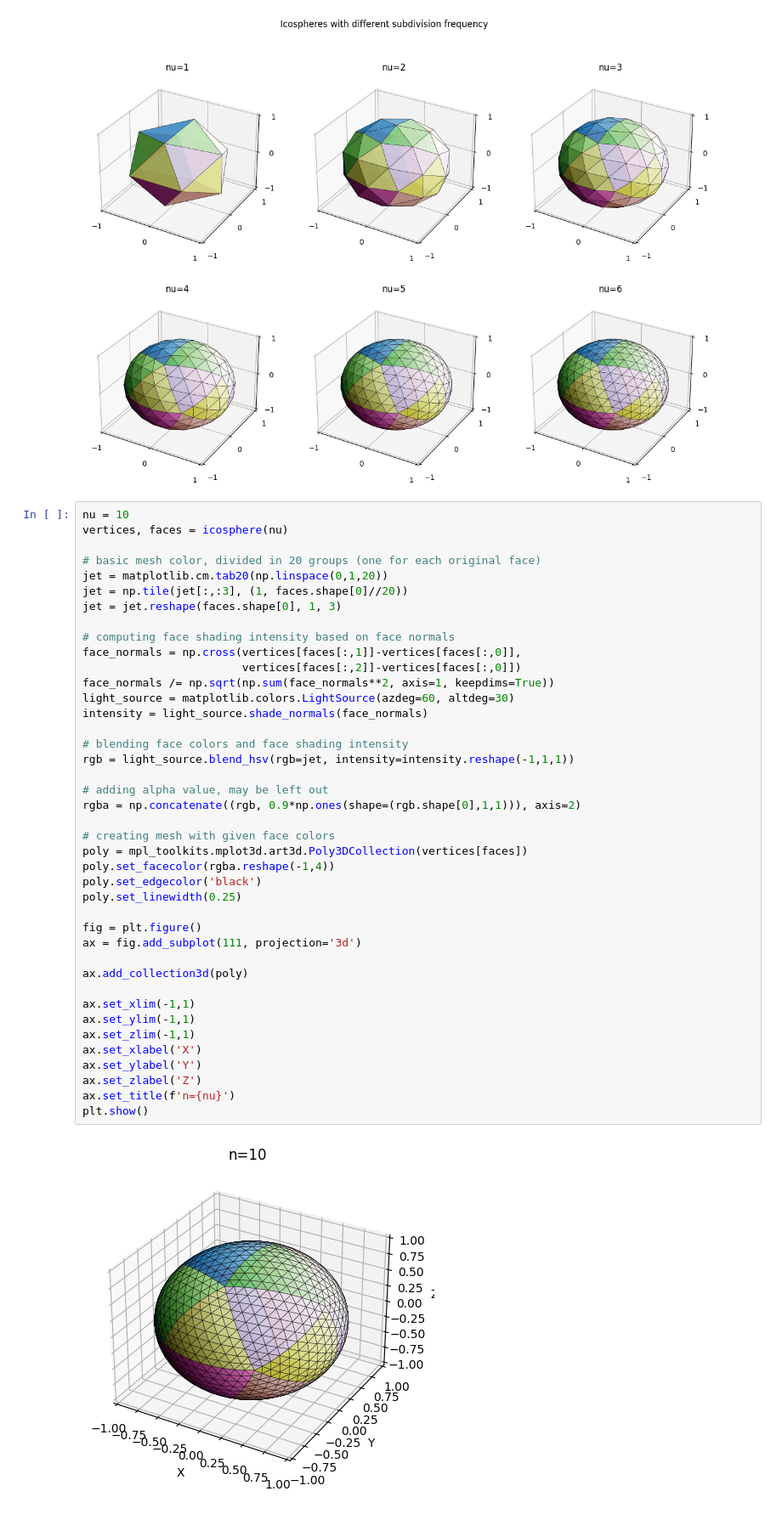
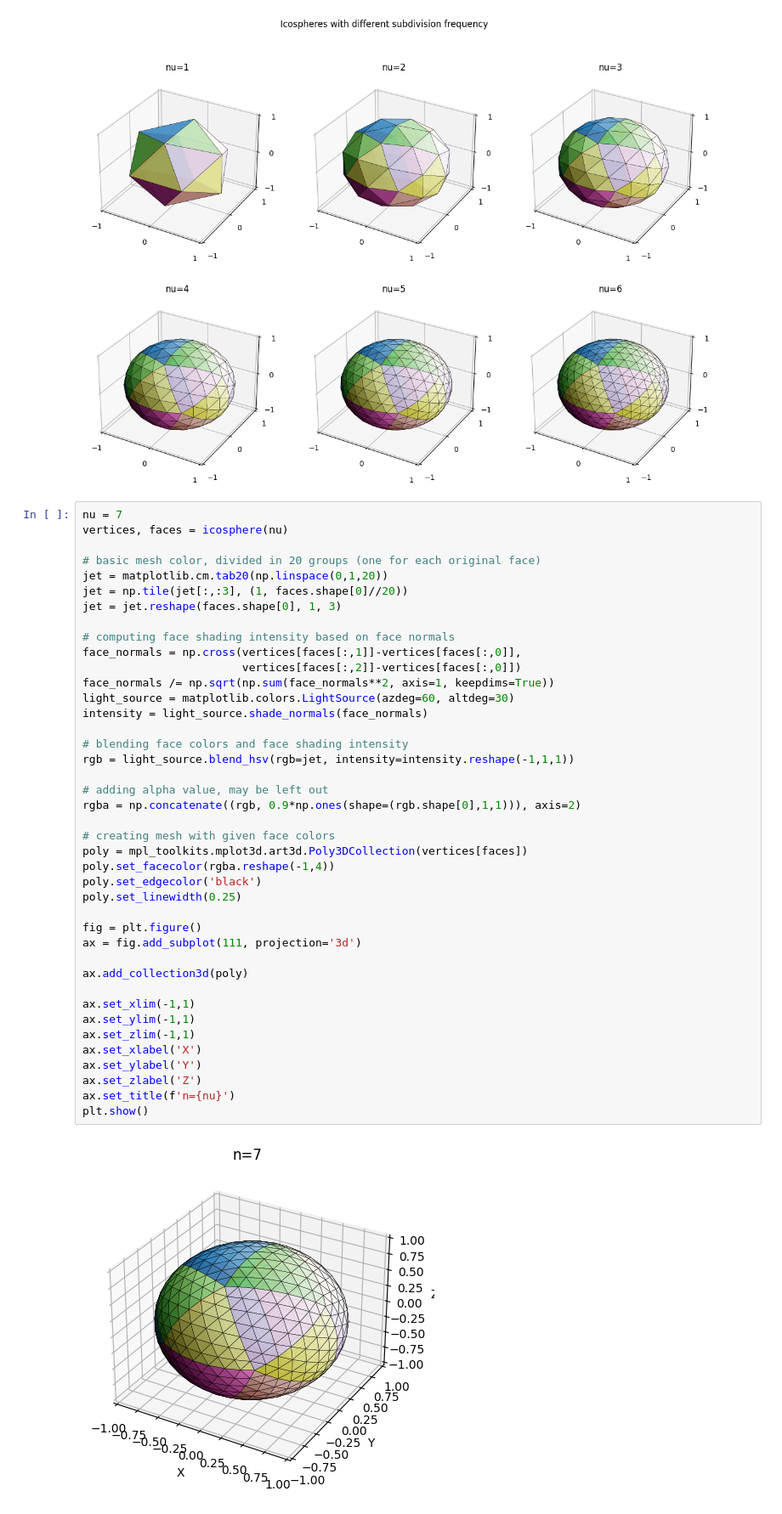
Before and after one commit to Muhanzhaokmp228/Bachelor-project, a Jupyter notebook: Code/SphereMesh.ipynb, the cells around one changed output. Shown: that part at 85% size. Drawn from its saved outputs; the diff is of its cells as text.

```diff
--- a/Code/SphereMesh.ipynb
+++ b/Code/SphereMesh.ipynb
@@ -61,7 +61,7 @@ plt.show()
 # %% [output]
 [figure]
 # %%
-nu = 10
+nu = 7
 vertices, faces = icosphere(nu)
 
 # basic mesh color, divided in 20 groups (one for each original face)
@@ -75,34 +75,34 @@ face_normals = np.cross(vertices[faces[:,1]]-vertices[faces[:,0]],
 face_normals /= np.sqrt(np.sum(face_normals**2, axis=1, keepdims=True))
 light_source = matplotlib.colors.LightSource(azdeg=60, altdeg=30)
 intensity = light_source.shade_normals(face_normals)
 
 # blending face colors and face shading intensity
 rgb = light_source.blend_hsv(rgb=jet, intensity=intensity.reshape(-1,1,1))
 
 # adding alpha value, may be left out
 rgba = np.concatenate((rgb, 0.9*np.ones(shape=(rgb.shape[0],1,1))), axis=2)
 
 # creating mesh with given face colors
 poly = mpl_toolkits.mplot3d.art3d.Poly3DCollection(vertices[faces])
 poly.set_facecolor(rgba.reshape(-1,4))
 poly.set_edgecolor('black')
 poly.set_linewidth(0.25)
 
 fig = plt.figure()
 ax = fig.add_subplot(111, projection='3d')
 
 ax.add_collection3d(poly)
 
 ax.set_xlim(-1,1)
 ax.set_ylim(-1,1)
 ax.set_zlim(-1,1)
 ax.set_xlabel('X')
 ax.set_ylabel('Y')
 ax.set_zlabel('Z')
 ax.set_title(f'n={nu}')
 plt.show()
 # %% [output]
-[figure, old version]
+[figure, new version]
 # %%
 # Geodetic distance between two points
 print(vertices.shape, faces.shape)
```
Also changed, not shown: parts of 4 cells of this notebook, 58 other files.
